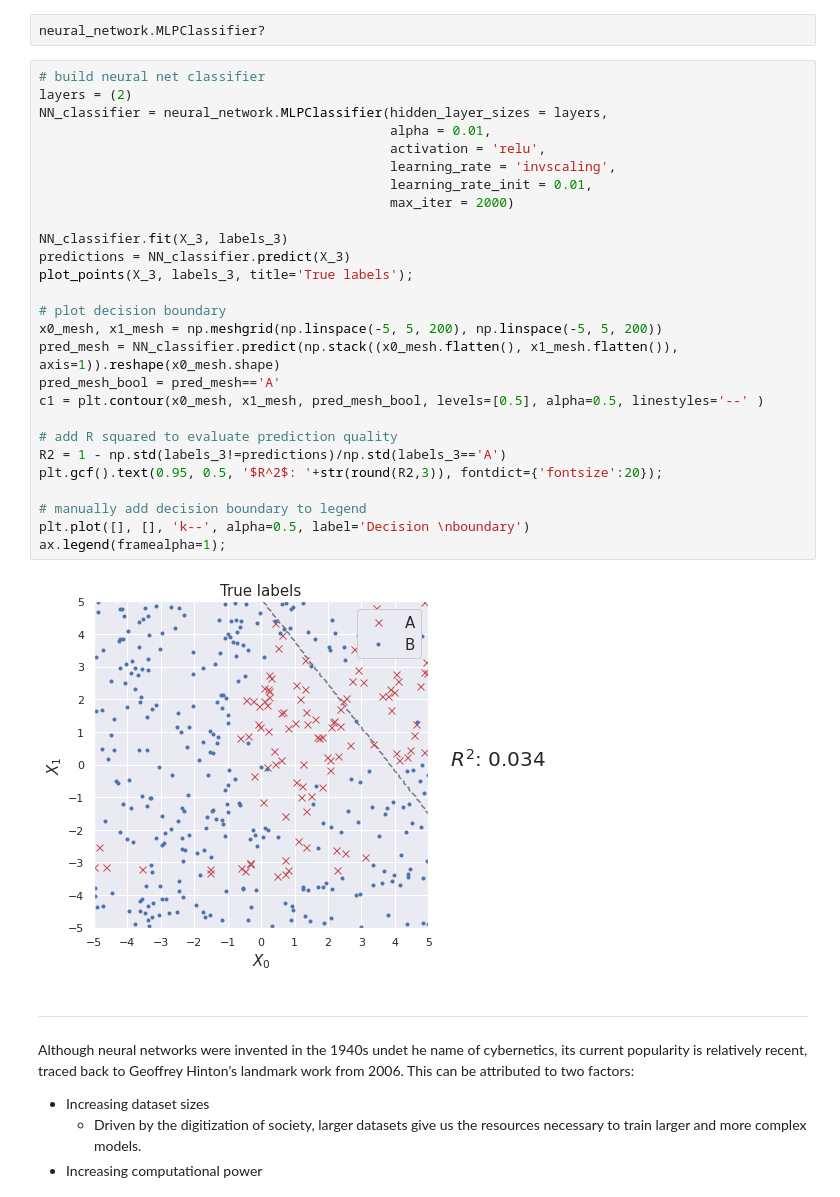
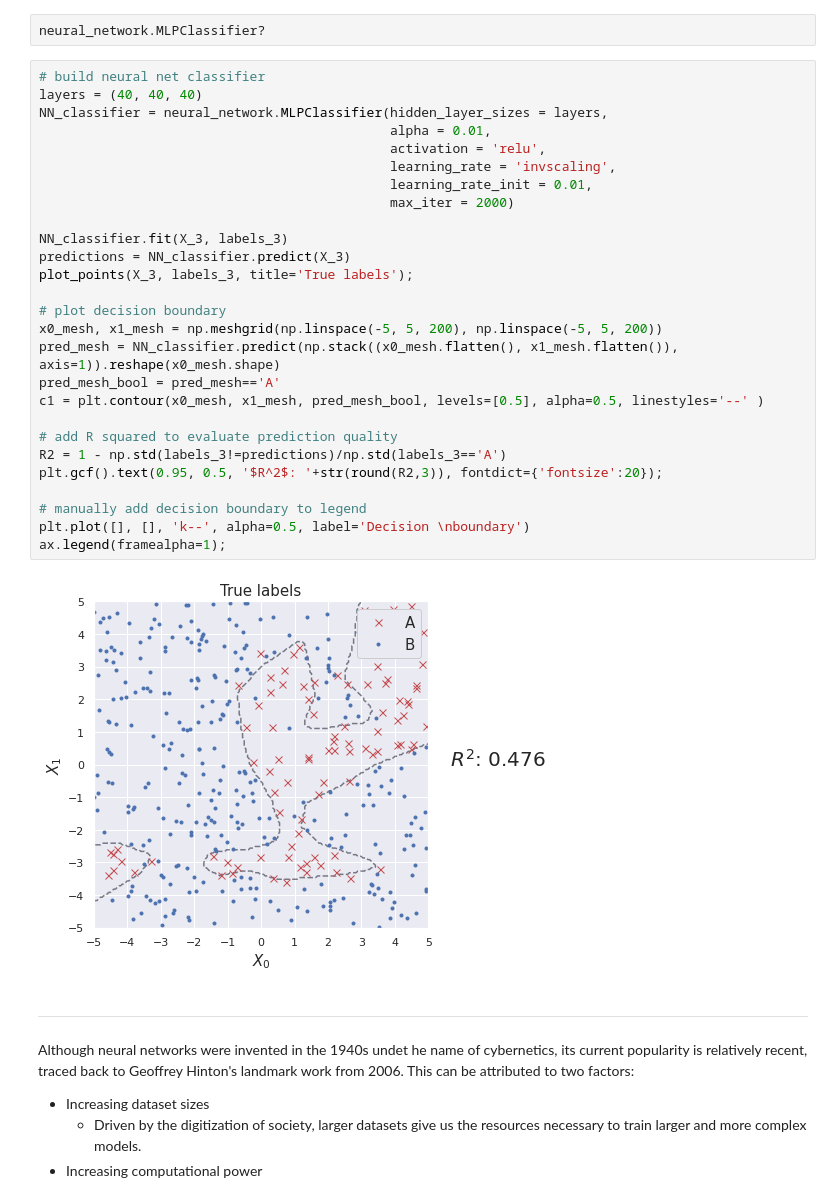
Before and after one commit to prolleytroblems/curious-bunny, a Jupyter notebook: Deep_learning.ipynb, the cells around one changed output. Cells and saved outputs as stored; diff of their text form.

```diff
--- a/Deep_learning.ipynb
+++ b/Deep_learning.ipynb
@@ -328,33 +326,33 @@ plot_points(X_3, labels_3, title='True labels');
 neural_network.MLPClassifier?
 # %%
 # build neural net classifier
-layers = (2)
+layers = (40, 40, 40)
 NN_classifier = neural_network.MLPClassifier(hidden_layer_sizes = layers,
                                              alpha = 0.01,
                                              activation = 'relu',
                                              learning_rate = 'invscaling',
                                              learning_rate_init = 0.01,
                                              max_iter = 2000)
 
 NN_classifier.fit(X_3, labels_3)
 predictions = NN_classifier.predict(X_3)
 plot_points(X_3, labels_3, title='True labels');
 
 # plot decision boundary
 x0_mesh, x1_mesh = np.meshgrid(np.linspace(-5, 5, 200), np.linspace(-5, 5, 200))
 pred_mesh = NN_classifier.predict(np.stack((x0_mesh.flatten(), x1_mesh.flatten()), axis=1)).reshape(x0_mesh.shape)
 pred_mesh_bool = pred_mesh=='A'
 c1 = plt.contour(x0_mesh, x1_mesh, pred_mesh_bool, levels=[0.5], alpha=0.5, linestyles='--' )
 
 # add R squared to evaluate prediction quality
 R2 = 1 - np.std(labels_3!=predictions)/np.std(labels_3=='A')
 plt.gcf().text(0.95, 0.5, '$R^2$: '+str(round(R2,3)), fontdict={'fontsize':20});
 
 # manually add decision boundary to legend
 plt.plot([], [], 'k--', alpha=0.5, label='Decision \nboundary')
 ax.legend(framealpha=1);
 # %% [output]
-[figure, old version]
+[figure, new version]
 # %% [markdown]
 ---
 
```
Also changed, not shown: parts of 12 cells of this notebook.
